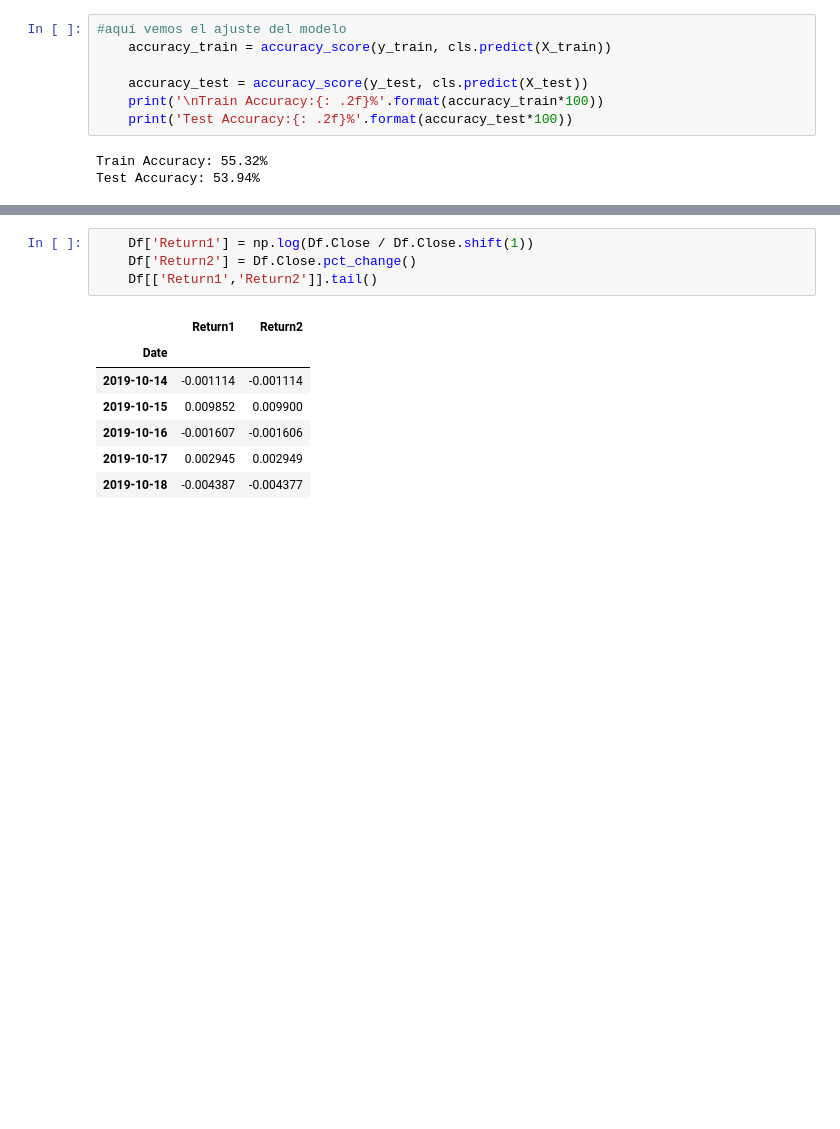
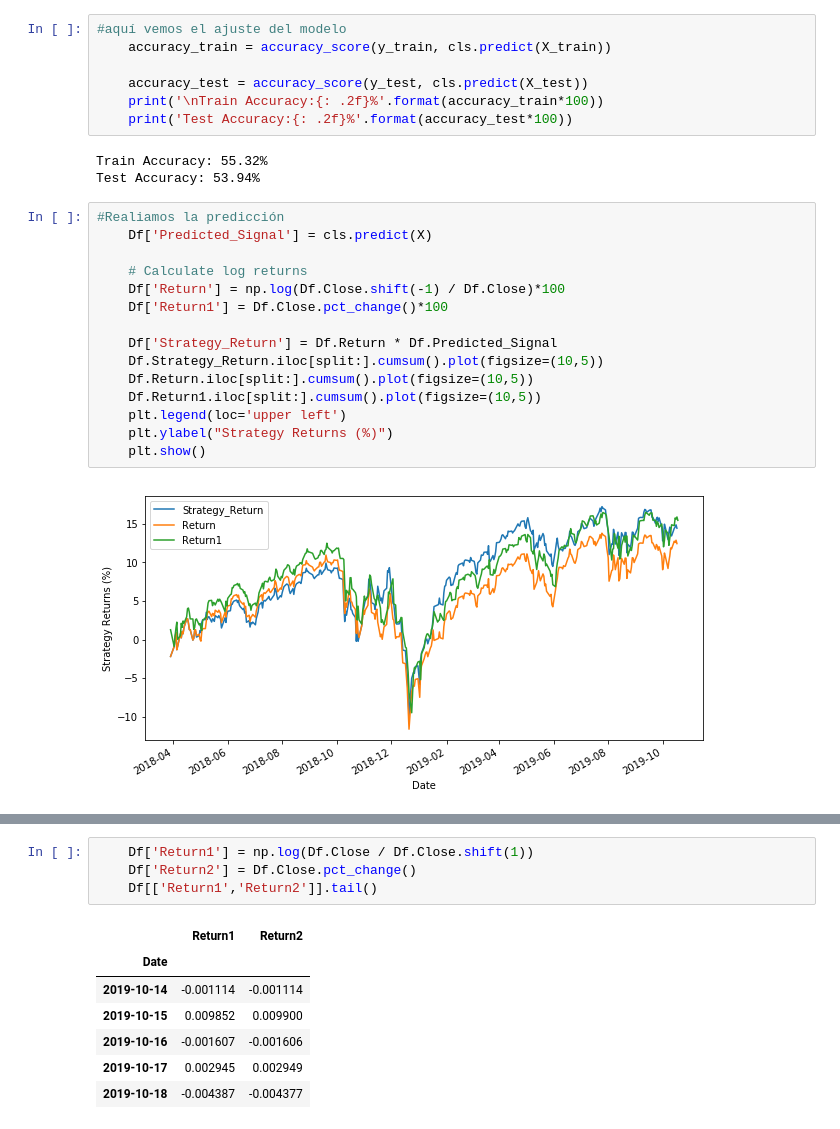
Before and after one commit to ferlucio2019/ejemplo2, a Jupyter notebook: primer_modelo.ipynb, the cells around one changed output, grey strips where cells are left out. Saved outputs shown, nothing was run; the diff lists cells and outputs as text; blank space fills up the shorter version.

```diff
--- a/primer_modelo.ipynb
+++ b/primer_modelo.ipynb
@@ -140,3 +140,20 @@ Date
 # %% [output]
 Train Accuracy: 55.32%
 Test Accuracy: 53.94%
+# %%
+#Realiamos la predicción
+    Df['Predicted_Signal'] = cls.predict(X)
+
+    # Calculate log returns
+    Df['Return'] = np.log(Df.Close.shift(-1) / Df.Close)*100
+    Df['Return1'] = Df.Close.pct_change()*100
+
+    Df['Strategy_Return'] = Df.Return * Df.Predicted_Signal
+    Df.Strategy_Return.iloc[split:].cumsum().plot(figsize=(10,5))
+    Df.Return.iloc[split:].cumsum().plot(figsize=(10,5))
+    Df.Return1.iloc[split:].cumsum().plot(figsize=(10,5))
+    plt.legend(loc='upper left')
+    plt.ylabel("Strategy Returns (%)")
+    plt.show()
+# %% [output]
+[figure, added]
```
Also changed, not shown: parts of 4 cells of this notebook.
